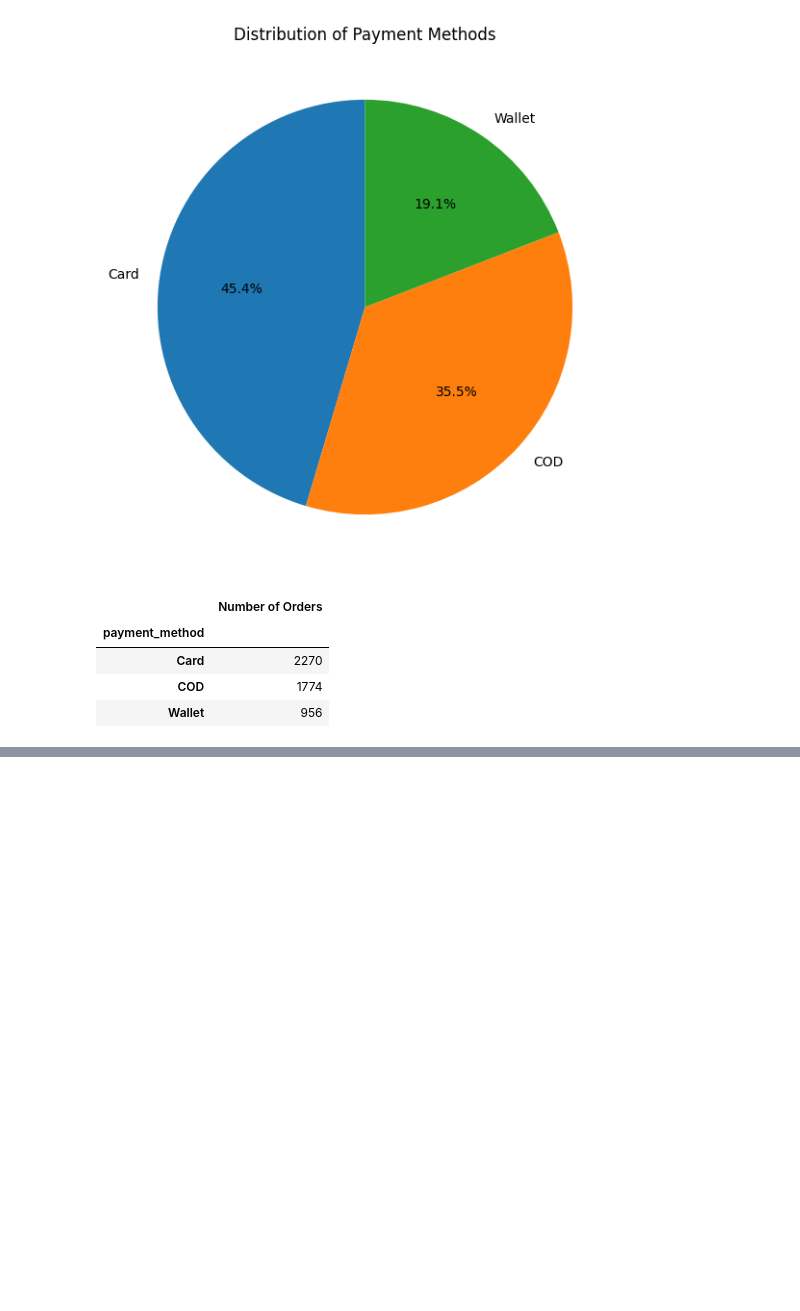
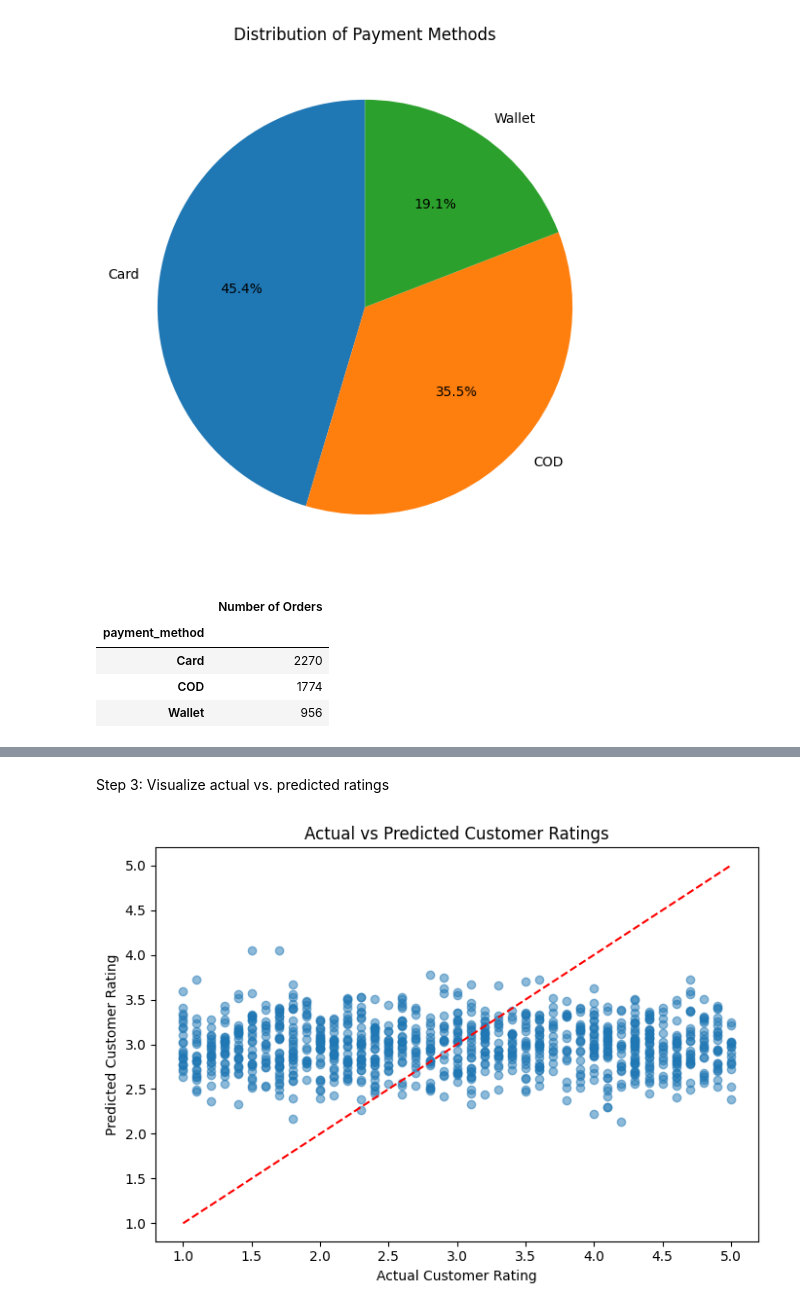
Before and after one commit to Chhavi-Projects/Data_science_internship_modules, a Jupyter notebook: module5.ipynb, the cells around one changed output, grey strips where cells are left out. Drawn from its saved outputs; the diff is of its cells as text; code cells hidden in the pictures; blank space fills up the shorter version.

```diff
--- a/module5.ipynb
+++ b/module5.ipynb
@@ -276,0 +290,5 @@ display(payment_counts.to_frame("Number of Orders"))
+# %%
+import pandas as pd
+
+df = pd.read_csv("/content/ecommerce/ecommerce_sales_analytics_5000.csv")
+print("Dataset shape:", df.shape)
@@ -276,0 +372,16 @@ display(payment_counts.to_frame("Number of Orders"))
+# %%
+model = make_pipeline(
+    preprocessor,
+    RandomForestRegressor(n_estimators=200, random_state=42)
+)
+
+model.fit(X_train, y_train)
+y_pred = model.predict(X_test)
+
+mae = mean_absolute_error(y_test, y_pred)
+rmse = np.sqrt(mean_squared_error(y_test, y_pred))
+r2 = r2_score(y_test, y_pred)
+
+print("MAE:", round(mae, 3))
+print("RMSE:", round(rmse, 3))
+print("R² Score:", round(r2, 3))
@@ -276,0 +419,15 @@ display(payment_counts.to_frame("Number of Orders"))
+# %% [markdown]
+Step 3: Visualize actual vs. predicted ratings
+# %%
+import matplotlib.pyplot as plt
+
+plt.figure(figsize=(7, 5))
+plt.scatter(y_test, y_pred, alpha=0.5)
+plt.plot([1, 5], [1, 5], "r--")
+plt.xlabel("Actual Customer Rating")
+plt.ylabel("Predicted Customer Rating")
+plt.title("Actual vs Predicted Customer Ratings")
+plt.tight_layout()
+plt.show()
+# %% [output]
+[figure, added]
```
Also changed, not shown: parts of 14 cells of this notebook.
